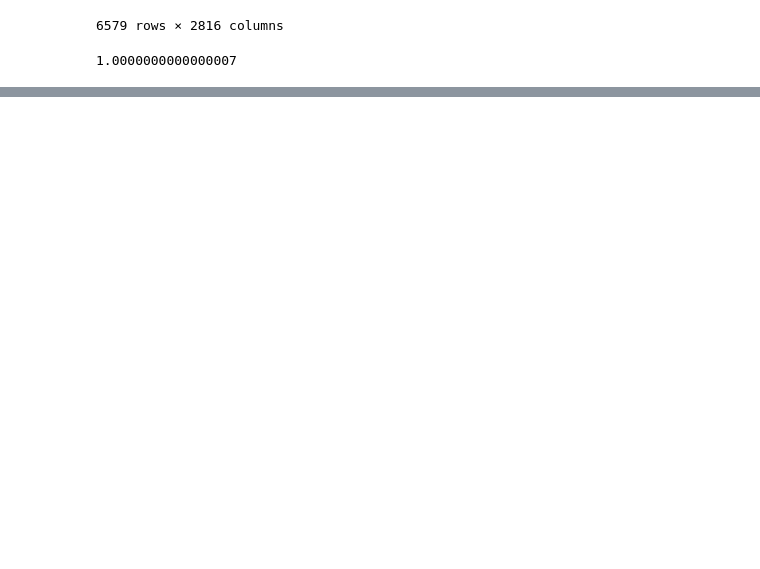
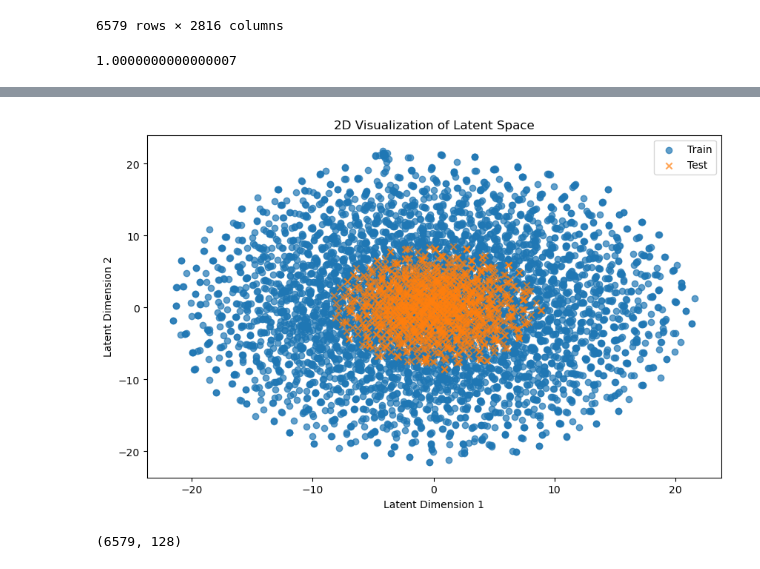
Before and after one commit to lesves/yeast-embeddings, a Jupyter notebook: VAE_yeast.ipynb, the cells around one changed output, grey strips where cells are left out. Drawn from its saved outputs; the diff is of its cells as text; code cells hidden in the pictures; blank space fills up the shorter version.

```diff
--- a/VAE_yeast.ipynb
+++ b/VAE_yeast.ipynb
@@ -53,16 +53,25 @@ class VAE(nn.Module):
         reconstructed = self.decoder(z)
         return reconstructed, mu, log_var
 
-# Loss function
+# # Loss function
+# def vae_loss(reconstructed, original, mu, log_var):
+
+#     # Reconstruction loss
+#     reconstruction_loss = nn.functional.mse_loss(reconstructed, original, reduction='sum') / original.size(0)
+
+#     # KL Divergence loss
+#     kl_divergence = -0.5 * torch.sum(1 + log_var - mu.pow(2) - log_var.exp()) / original.size(0)
+
+#     return reconstruction_loss + kl_divergence
+# Modify the loss function to return both components
 def vae_loss(reconstructed, original, mu, log_var):
-
-    # Reconstruction loss
+    # Reconstruction loss (mean squared error)
     reconstruction_loss = nn.functional.mse_loss(reconstructed, original, reduction='mean')
 
     # KL Divergence loss
     kl_divergence = -0.5 * torch.mean(1 + log_var - mu.pow(2) - log_var.exp())
 
-    return reconstruction_loss + kl_divergence
+    return reconstruction_loss + kl_divergence, reconstruction_loss, kl_divergence
 # %%
 
 # Data
@@ -134,12 +143,12 @@ test_embeddings = torch.tensor(test_embeddings, dtype=torch.float32)
 # %%
 # Training
 input_dim = combined_embeddings_z.shape[1]
-latent_dim = 64
+latent_dim = 128
 
 vae = VAE(input_dim, latent_dim)
-optimizer = torch.optim.Adam(vae.parameters(), lr=1e-3, weight_decay=1e-5)
+optimizer = torch.optim.Adam(vae.parameters(), lr=1e-3)
 
-epochs = 20
+epochs = 1000
 batch_size = 64
 train_loader = torch.utils.data.DataLoader(train_embeddings, batch_size=batch_size, shuffle=True)
 # %%
@@ -188,0 +239,21 @@ Latent embeddings extracted: torch.Size([5263, 64]) torch.Size([1316, 64])
+# %%
+# Reduce to 2D using PCA
+pca = PCA(n_components=2)
+train_latent_2d = pca.fit_transform(train_latent.numpy())
+test_latent_2d = pca.transform(test_latent.numpy())
+
+# Alternatively, reduce using t-SNE (can capture non-linear structures better)
+tsne = TSNE(n_components=2, random_state=42)
+train_latent_2d = tsne.fit_transform(train_latent.numpy())
+test_latent_2d = tsne.fit_transform(test_latent.numpy())
+# %%
+plt.figure(figsize=(10, 6))
+plt.scatter(train_latent_2d[:, 0], train_latent_2d[:, 1], alpha=0.7, label='Train')
+plt.scatter(test_latent_2d[:, 0], test_latent_2d[:, 1], alpha=0.7, label='Test', marker='x')
+plt.xlabel('Latent Dimension 1')
+plt.ylabel('Latent Dimension 2')
+plt.title('2D Visualization of Latent Space')
+plt.legend()
+plt.show()
+# %% [output]
+[figure, added]
@@ -188,0 +265,4 @@ Latent embeddings extracted: torch.Size([5263, 64]) torch.Size([1316, 64])
+# %%
+latent_embeddings.shape
+# %% [output]
+(6579, 128)
```
Also changed, not shown: parts of 13 cells of this notebook.
